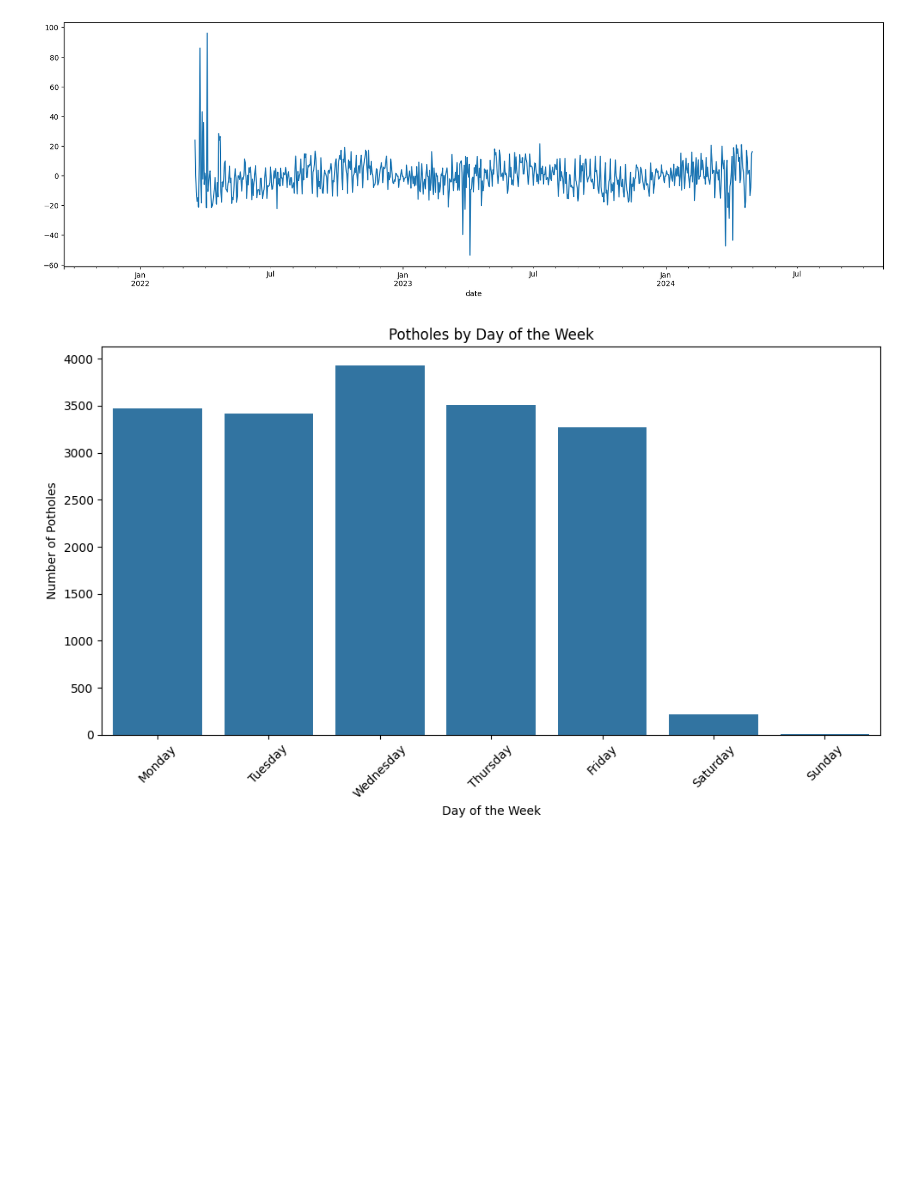
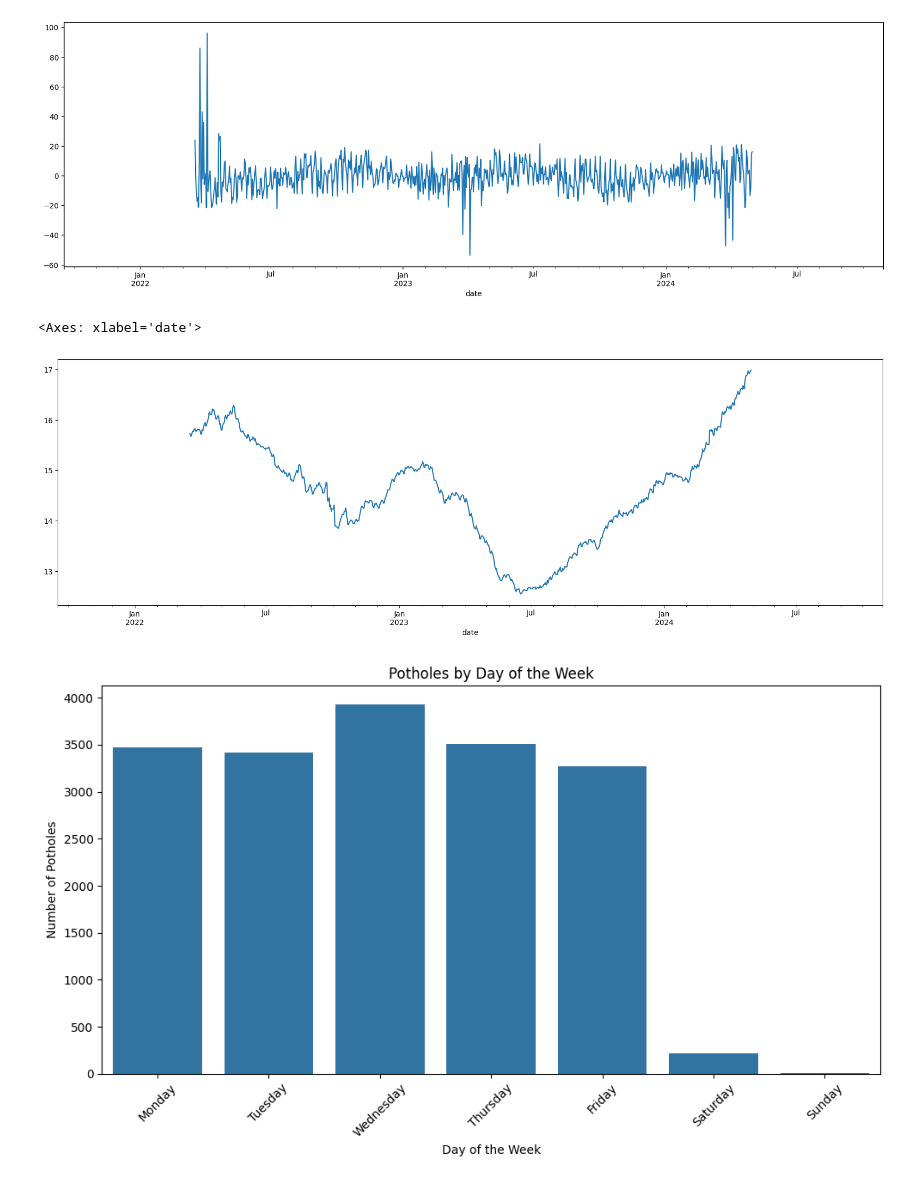
Before and after one commit to BSM-Analytics/proyecto-baches-hmo, a Jupyter notebook: notebooks/3.3_jmsd_an_exp_series_tiempo.ipynb, the cells around one changed output. Drawn from its saved outputs; the diff is of its cells as text; code cells hidden in the pictures; blank space fills up the shorter version.

```diff
--- a/notebooks/3.3_jmsd_an_exp_series_tiempo.ipynb
+++ b/notebooks/3.3_jmsd_an_exp_series_tiempo.ipynb
@@ -184,6 +184,11 @@ result.resid.plot(figsize=(20,6))
 # %% [output]
 <Axes: xlabel='date'>
 [figure]
+# %%
+result.trend.plot(figsize=(20,6))
+# %% [output]
+<Axes: xlabel='date'>
+[figure, added]
 # %%
 baches['dia_semana'] = baches['date'].dt.day_name()
 
```
Also changed, not shown: parts of 1 cell of this notebook.
